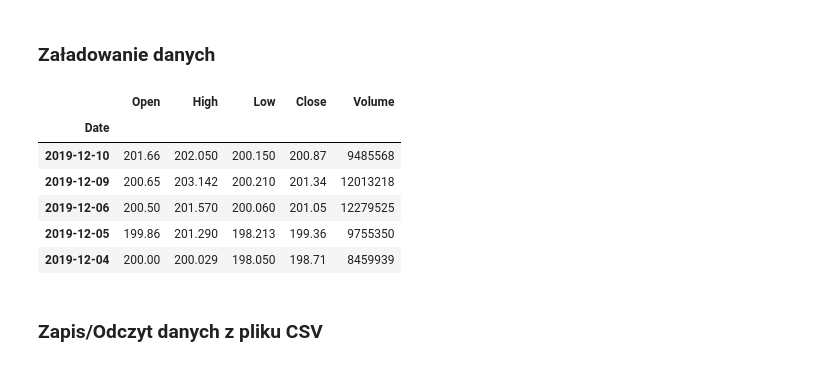
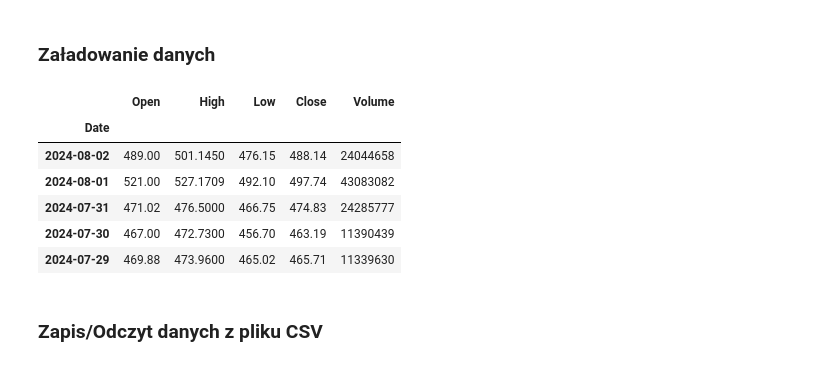
Before and after one commit to PiKoz360/test_ml, a Jupyter notebook: 02_analiza_danych/03_zapis_odczyt_csv_xlsx.ipynb, the cells around one changed output. Saved outputs shown, nothing was run; the diff lists cells and outputs as text; code cells hidden in the pictures.

```diff
--- a/02_analiza_danych/03_zapis_odczyt_csv_xlsx.ipynb
+++ b/02_analiza_danych/03_zapis_odczyt_csv_xlsx.ipynb
@@ -27,23 +27,23 @@ import pandas as pd
 # %% [markdown]
 ### <a name='a2'></a> Załadowanie danych
 # %%
-def fetch_financial_data(company='AMZN'):
+def fetch_financial_data(company='META'):
     """
     This function fetch stock market quotations.
     """
     import pandas_datareader.data as web
     return web.DataReader(name=company, data_source='stooq')
 
-df = fetch_financial_data('FB')
+df = fetch_financial_data('META')
 df.head()
 # %% [output]
 |  | Open | High | Low | Close | Volume |
 | Date |  |  |  |  |  |
-| 2019-12-10 | 201.66 | 202.050 | 200.150 | 200.87 | 9485568 |
-| 2019-12-09 | 200.65 | 203.142 | 200.210 | 201.34 | 12013218 |
-| 2019-12-06 | 200.50 | 201.570 | 200.060 | 201.05 | 12279525 |
-| 2019-12-05 | 199.86 | 201.290 | 198.213 | 199.36 | 9755350 |
-| 2019-12-04 | 200.00 | 200.029 | 198.050 | 198.71 | 8459939 |
+| 2024-08-02 | 489.00 | 501.1450 | 476.15 | 488.14 | 24044658 |
+| 2024-08-01 | 521.00 | 527.1709 | 492.10 | 497.74 | 43083082 |
+| 2024-07-31 | 471.02 | 476.5000 | 466.75 | 474.83 | 24285777 |
+| 2024-07-30 | 467.00 | 472.7300 | 456.70 | 463.19 | 11390439 |
+| 2024-07-29 | 469.88 | 473.9600 | 465.02 | 465.71 | 11339630 |
 # %% [markdown]
 ### <a name='a3'></a> Zapis/Odczyt danych z pliku CSV
 # %%
```
